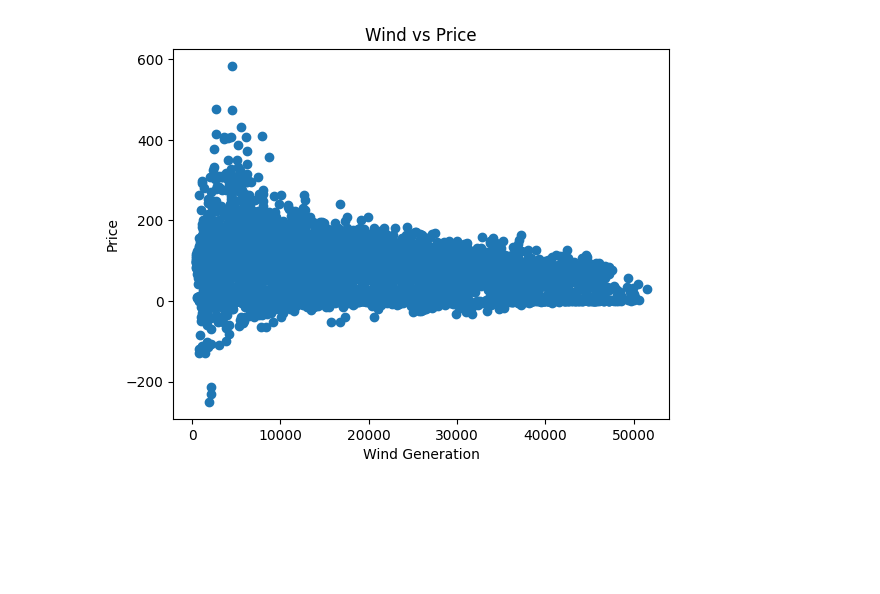
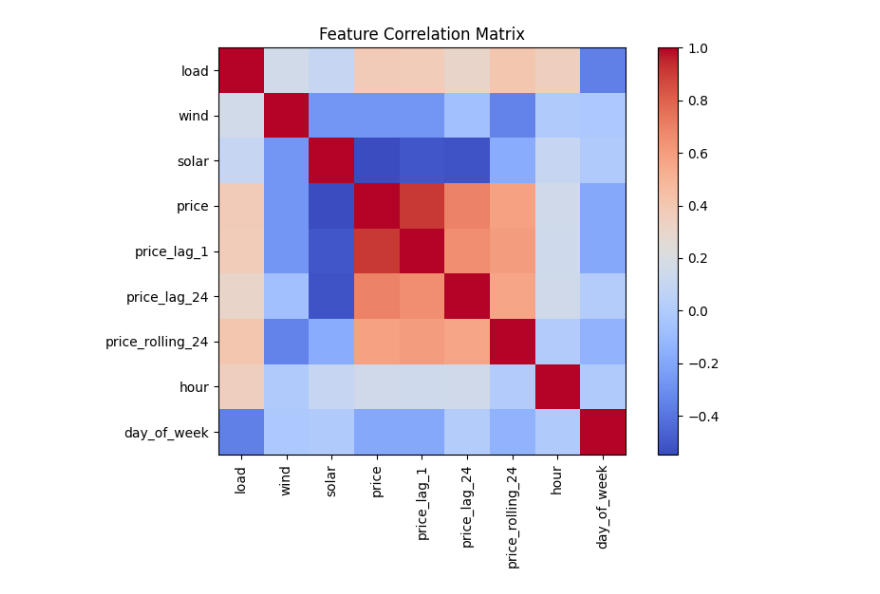
Before and after one commit to Parthrajsinh-Dabhi/German-Energy-Forecast, a Jupyter notebook: Notebooks/analysis.ipynb, the cells around one changed output. Drawn from its saved outputs; the diff is of its cells as text; code cells hidden in the pictures; blank space fills up the shorter version.

```diff
--- a/Notebooks/analysis.ipynb
+++ b/Notebooks/analysis.ipynb
@@ -37,14 +14,8 @@ df.head()
 # %%
-import matplotlib.pyplot as plt
-plt.figure(figsize=(10,6))
-corr = df.corr(numeric_only=True)
+df = pd.read_csv(os.path.join("..", "DATA", "data", "final_dataset.csv"))
 
-plt.imshow(corr, cmap='coolwarm')
-plt.colorbar()
+df["time"] = pd.to_datetime(df["time"])
+df = df.sort_values("time")
 
-plt.xticks(range(len(corr.columns)), corr.columns, rotation=90)
-plt.yticks(range(len(corr.columns)), corr.columns)
-
-plt.title("Full Feature Correlation Matrix")
-plt.show()
+df.head()
 # %% [output]
@@ -52,9 +28,9 @@ plt.show()
 # %%
-df_sample = df.sample(2000)
+df["price_lag_1"] = df["price"].shift(1)
+df["price_lag_24"] = df["price"].shift(24)
+df["price_rolling_24"] = df["price"].rolling(24).mean()
 
-plt.figure()
-plt.scatter(df_sample["load"], df_sample["price"])
-plt.xlabel("Demand (MWh)")
-plt.ylabel("Price (€/MWh)")
-plt.title("Higher Demand Leads to Higher Electricity Prices")
-plt.show()
+df["hour"] = df["time"].dt.hour
+df["day_of_week"] = df["time"].dt.dayofweek
+
+df = df.dropna()
@@ -63,9 +37,15 @@ plt.show()
 # %%
-plt.figure()
-plt.scatter(df["wind"], df["price"])
-plt.xlabel("Wind Generation")
-plt.ylabel("Price")
-plt.title("Wind vs Price")
+plt.figure(figsize=(8,6))
+corr = df.corr(numeric_only=True)
+
+plt.imshow(corr, cmap='coolwarm')
+plt.colorbar()
+
+plt.xticks(range(len(corr.columns)), corr.columns, rotation=90)
+plt.yticks(range(len(corr.columns)), corr.columns)
+
+plt.title("Feature Correlation Matrix")
+plt.tight_layout()
 plt.show()
 # %% [output]
-[figure, old version]
+[figure, new version]
```
Also changed, not shown: parts of 21 cells of this notebook, 7 other files.
